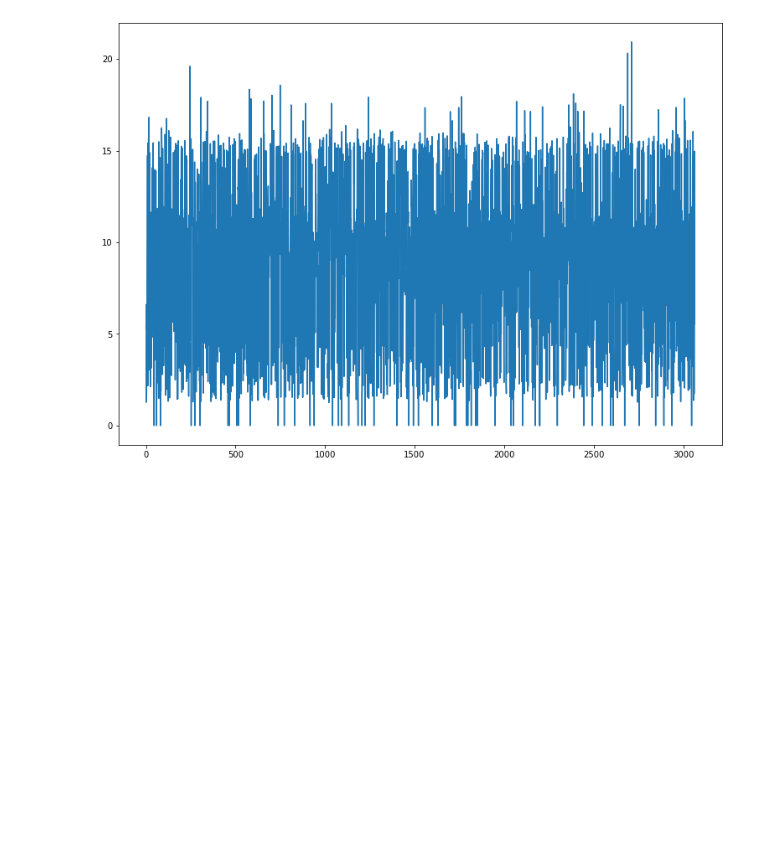
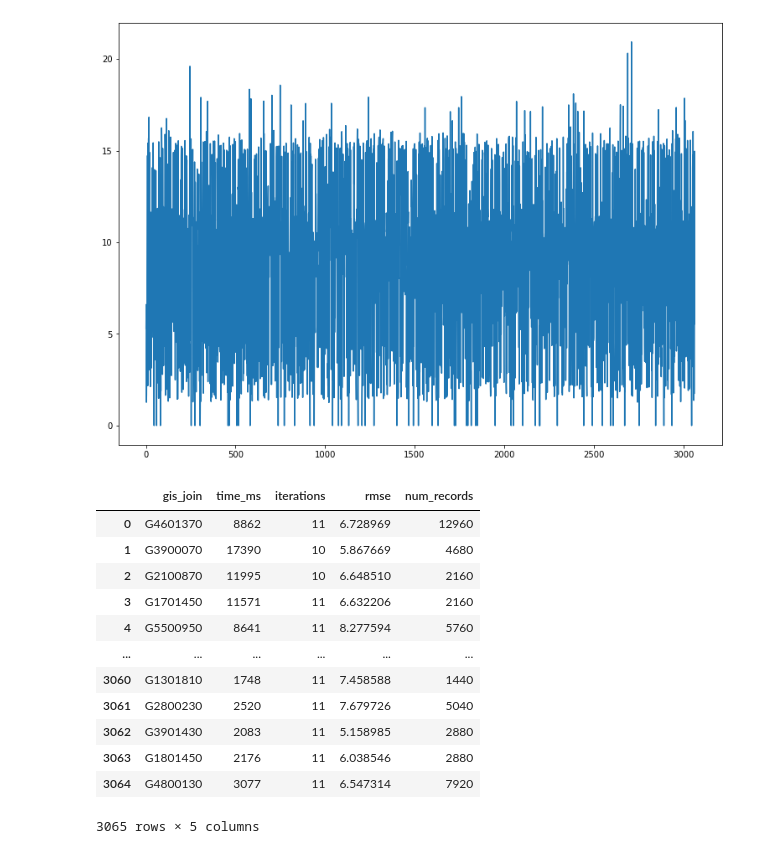
Before and after one commit to menuka94/transfer-learning, a Jupyter notebook: Job_Profiling.ipynb, the cells around one changed output. Drawn from its saved outputs; the diff is of its cells as text; code cells hidden in the pictures; blank space fills up the shorter version.

```diff
--- a/Job_Profiling.ipynb
+++ b/Job_Profiling.ipynb
@@ -379,3 +379,20 @@ plt.plot(X2,Y2, "g-")
 plt.xlabel("Relative Humidity Percent")
 plt.ylabel("Temperature Kelvin")
 plt.show()
+# %%
+no_tl_seq_df = pd.read_csv("experiment_data/job_profiles/no_tl_model_stats.csv", header=0)
+no_tl_seq_df
+# %% [output]
+|  | gis_join | time_ms | iterations | rmse | num_records |
+| 0 | G4601370 | 8862 | 11 | 6.728969 | 12960 |
+| 1 | G3900070 | 17390 | 10 | 5.867669 | 4680 |
+| 2 | G2100870 | 11995 | 10 | 6.648510 | 2160 |
+| 3 | G1701450 | 11571 | 11 | 6.632206 | 2160 |
+| 4 | G5500950 | 8641 | 11 | 8.277594 | 5760 |
+| ... | ... | ... | ... | ... | ... |
+| 3060 | G1301810 | 1748 | 11 | 7.458588 | 1440 |
+| 3061 | G2800230 | 2520 | 11 | 7.679726 | 5040 |
+| 3062 | G3901430 | 2083 | 11 | 5.158985 | 2880 |
+| 3063 | G1801450 | 2176 | 11 | 6.038546 | 2880 |
+| 3064 | G4800130 | 3077 | 11 | 6.547314 | 7920 |
+3065 rows × 5 columns
```
Also changed, not shown: parts of 1 cell of this notebook, 55 other files.
